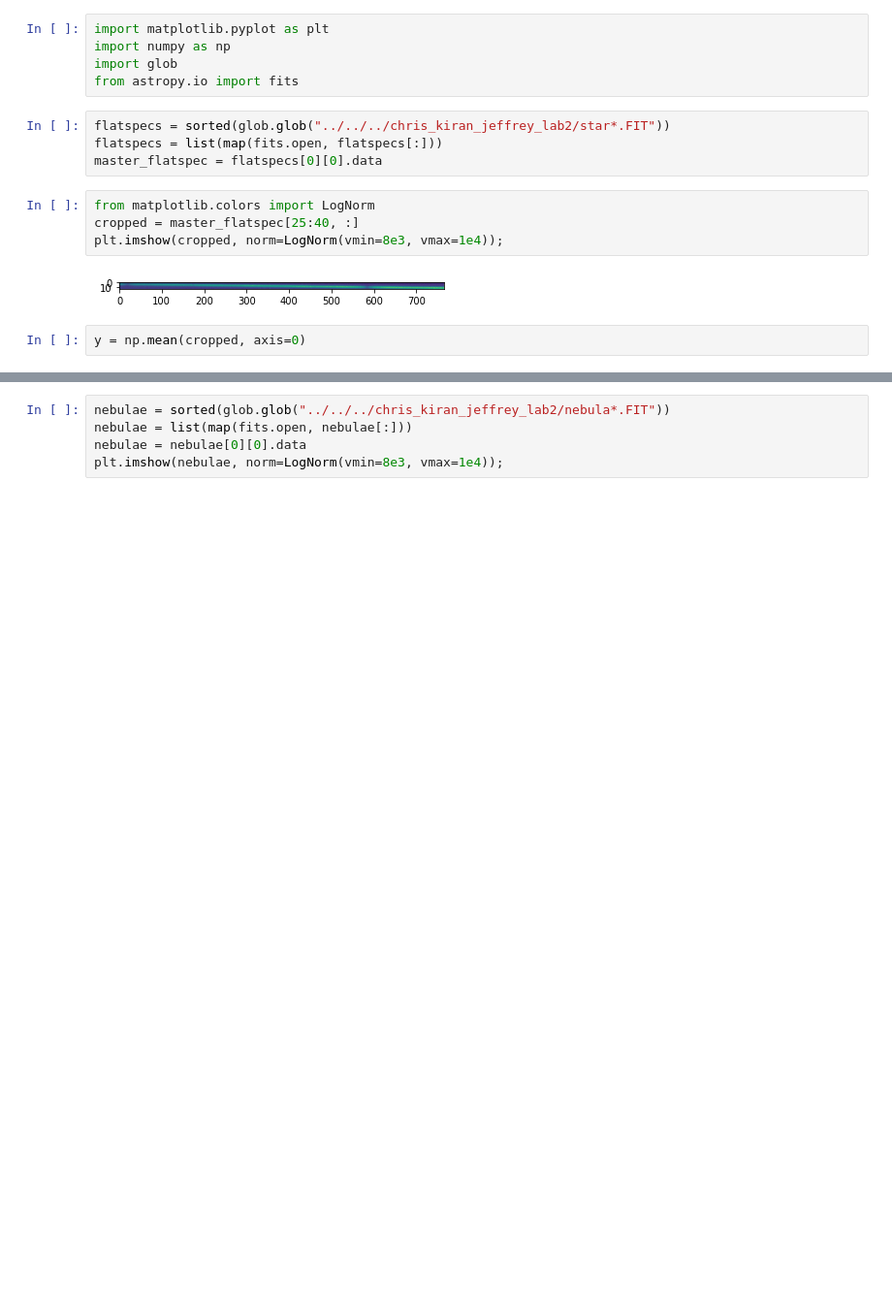
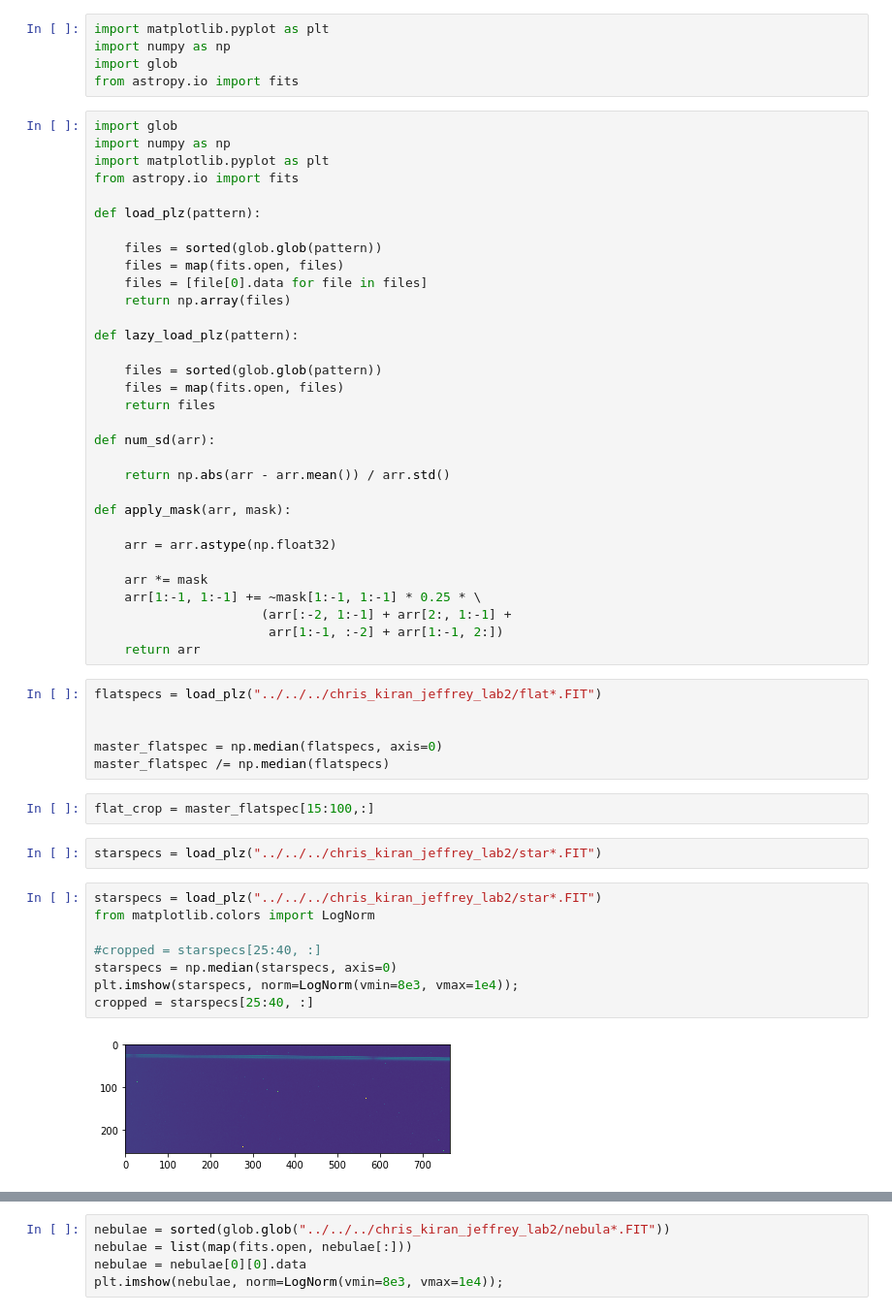
Before and after one commit to astro-kjc/AST443, a Jupyter notebook: Lab2/Lab2_normaliztion.ipynb, the cells around one changed output, grey strips where cells are left out. Shown: that part at 97% size. Saved outputs shown, nothing was run; the diff lists cells and outputs as text; blank space fills up the shorter version.

```diff
--- a/Lab2/Lab2_normaliztion.ipynb
+++ b/Lab2/Lab2_normaliztion.ipynb
@@ -3,15 +3,55 @@ import matplotlib.pyplot as plt
 import numpy as np
 import glob
 from astropy.io import fits
-# %%
-flatspecs = sorted(glob.glob("../../../chris_kiran_jeffrey_lab2/star*.FIT"))
-flatspecs = list(map(fits.open, flatspecs[:]))
-master_flatspec = flatspecs[0][0].data
+# %%
+import glob
+import numpy as np
+import matplotlib.pyplot as plt
+from astropy.io import fits
+
+def load_plz(pattern):
+
+    files = sorted(glob.glob(pattern))
+    files = map(fits.open, files)
+    files = [file[0].data for file in files]
+    return np.array(files)
+
+def lazy_load_plz(pattern):
+
+    files = sorted(glob.glob(pattern))
+    files = map(fits.open, files)
+    return files
+
+def num_sd(arr):
+
+    return np.abs(arr - arr.mean()) / arr.std()
+
+def apply_mask(arr, mask):
+
+    arr = arr.astype(np.float32)
+
+    arr *= mask
+    arr[1:-1, 1:-1] += ~mask[1:-1, 1:-1] * 0.25 * \
+                      (arr[:-2, 1:-1] + arr[2:, 1:-1] +
+                       arr[1:-1, :-2] + arr[1:-1, 2:])
+    return arr
+# %%
+flatspecs = load_plz("../../../chris_kiran_jeffrey_lab2/flat*.FIT")
+
+
+master_flatspec = np.median(flatspecs, axis=0)
+master_flatspec /= np.median(flatspecs)
+# %%
+flat_crop = master_flatspec[15:100,:]
+# %%
+starspecs = load_plz("../../../chris_kiran_jeffrey_lab2/star*.FIT")
 # %%
+starspecs = load_plz("../../../chris_kiran_jeffrey_lab2/star*.FIT")
 from matplotlib.colors import LogNorm
-cropped = master_flatspec[25:40, :]
-plt.imshow(cropped, norm=LogNorm(vmin=8e3, vmax=1e4));
+
+#cropped = starspecs[25:40, :]
+starspecs = np.median(starspecs, axis=0)
+plt.imshow(starspecs, norm=LogNorm(vmin=8e3, vmax=1e4));
+cropped = starspecs[25:40, :]
 # %% [output]
-[figure, old version]
+[figure, new version]
-# %%
-y = np.mean(cropped, axis=0)
```
Also changed, not shown: parts of 10 cells of this notebook.
